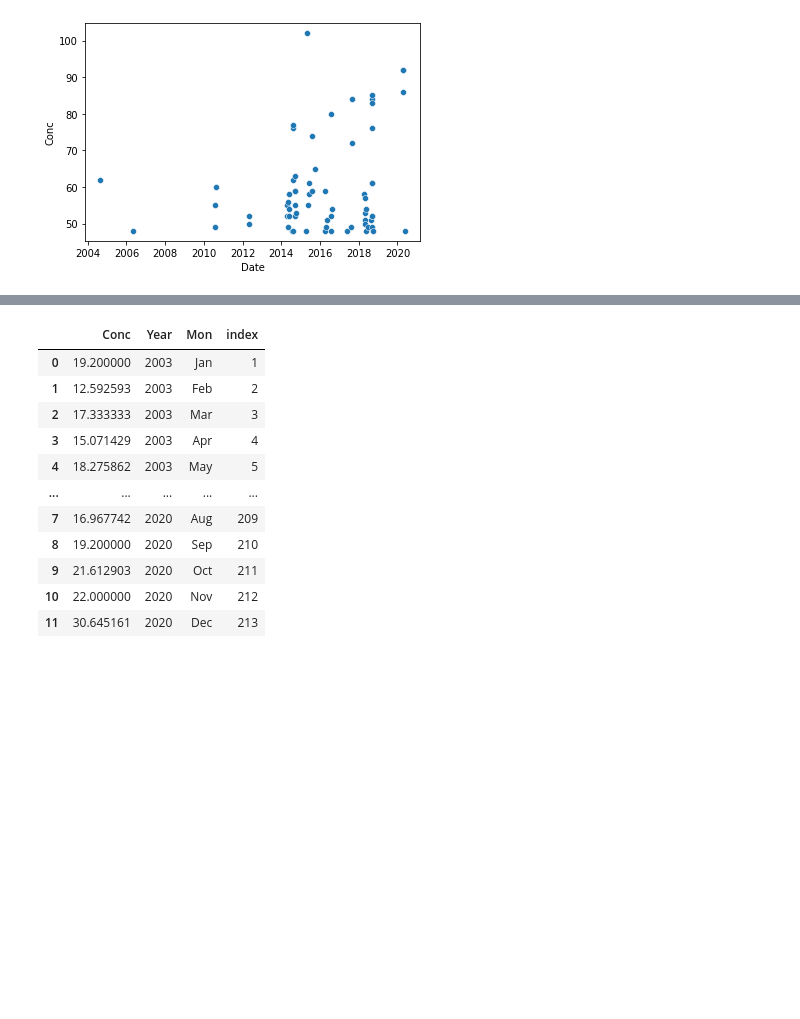
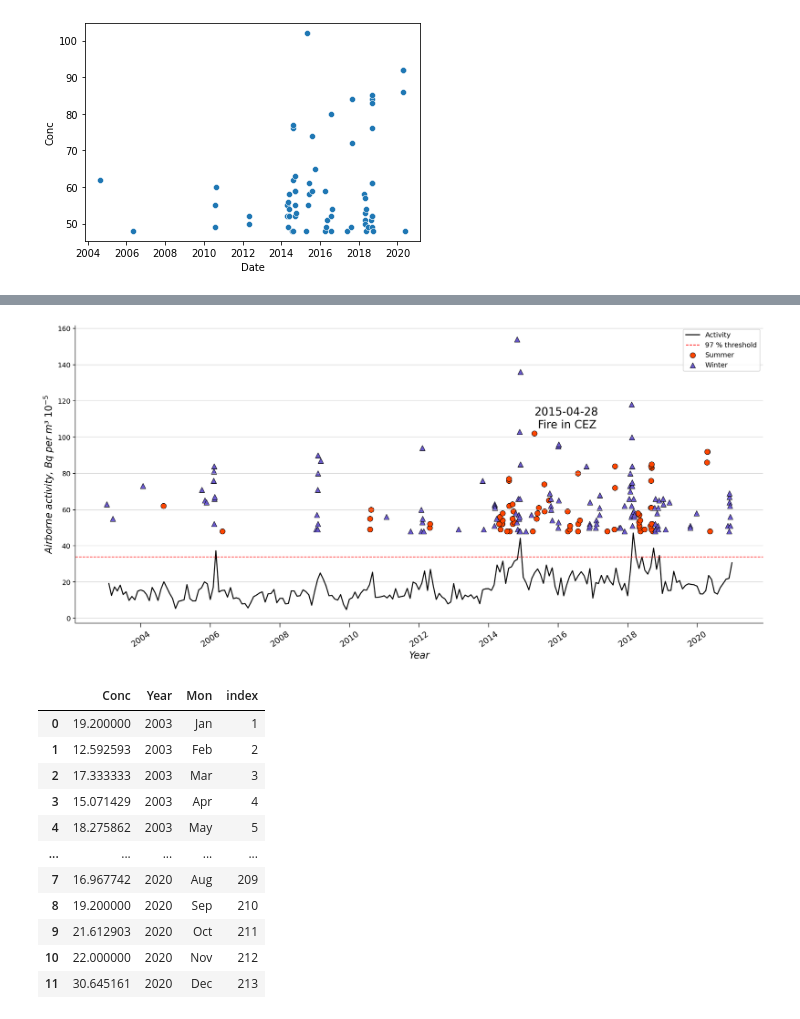
Before and after one commit to ADv0rnik/Data-analysis-for-JER, a Jupyter notebook: Pollution_dynamics03_20.ipynb, the cells around one changed output, grey strips where cells are left out. Cells and saved outputs as stored; diff of their text form; code cells hidden in the pictures; blank space fills up the shorter version.

```diff
--- a/Pollution_dynamics03_20.ipynb
+++ b/Pollution_dynamics03_20.ipynb
@@ -169,0 +189,40 @@ sns.lineplot(x, y, data= df1)
+# %%
+x = 'Date'
+y = 'Conc'
+s = chr(0x00b3)
+s1 = ' $10^{-5}$'
+cmap = 'seismic'
+fig, ax = plt.subplots(figsize = (18,8), dpi = 180)
+sns.lineplot(x, y, data= df1, color = 'black').axhline(33.9, linewidth = 1,
+                                                       color = 'r',
+                                                       linestyle = '--' )
+sns.scatterplot(x, y, data=df_sum,
+                s = 60,
+                marker = 'o',
+                fc = 'orangered',
+                ec = 'black' )
+sns.scatterplot(x, y, data=df_win,
+                s = 60,
+                marker = '^',
+                fc = 'slateblue',
+                ec = 'black' )
+sns.despine(ax=ax, top=True, right=True)
+ax.tick_params(axis = 'x',
+                direction='out',
+                labelsize = 12,
+                length = 6,
+                rotation = 35)
+ax.set_ylabel('Airborne activity, Bq per m'+s + s1,
+               fontsize = 14,
+               fontstyle='oblique',
+               fontweight = 'medium')
+ax.set_xlabel('Year',
+               fontsize = 14,
+               fontstyle='oblique',
+               fontweight = 'medium')
+ax.legend(labels=["Activity","97 % threshold", "Summer", "Winter"], fontsize = 'medium', loc = 1)
+ax.grid(axis='y', alpha = 0.5)
+date = df_sum.Date[df_sum.index[68]].strftime('%Y-%m-%d')
+plt.text(df_sum.Date[df_sum.index[68]], df_sum.Conc[df_sum.index[68]]+3, str(date) +'\n Fire in CEZ', fontdict=dict(color='black', size=16))
+#plt.savefig('/content/drive/MyDrive/Colab Notebooks/Data for JER/fig6.png', dpi=180)
+# %% [output]
@@ -170,3 +230,4 @@ sns.lineplot(x, y, data= df1)
+[figure, added]
 # %%
 #example of datafraem indexing
 mi_fin['index'] = range(1, len(mi_fin)+1)
```
Also changed, not shown: parts of 6 cells of this notebook.
